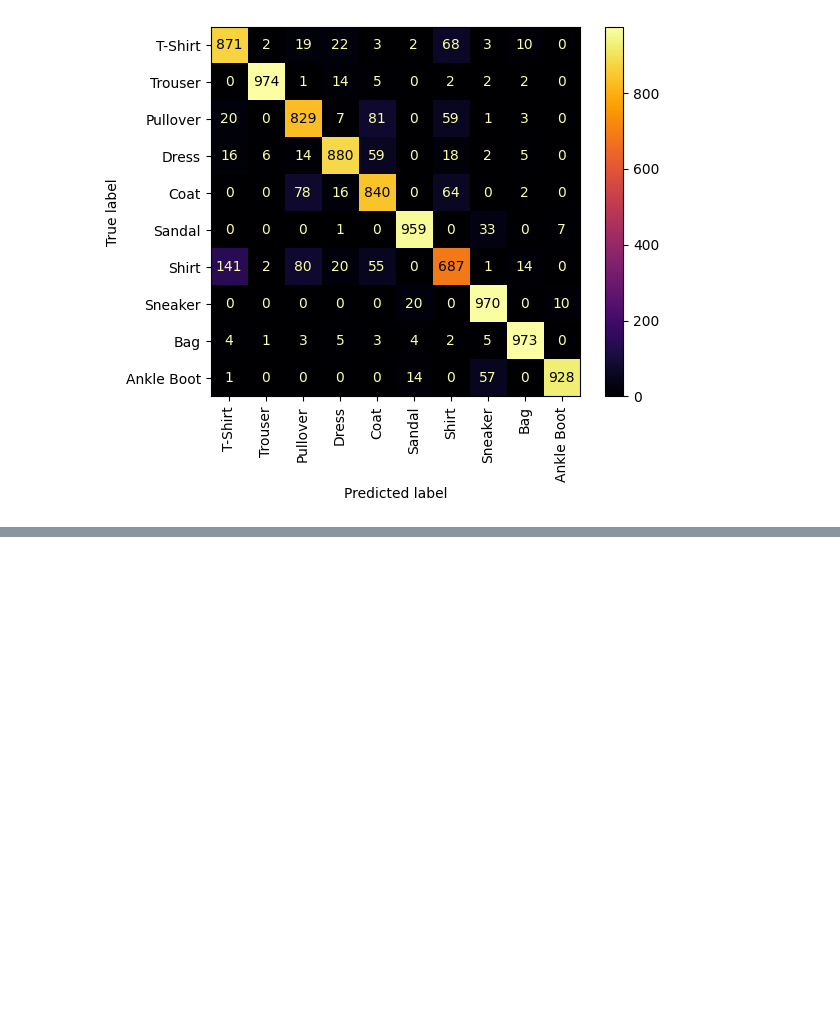
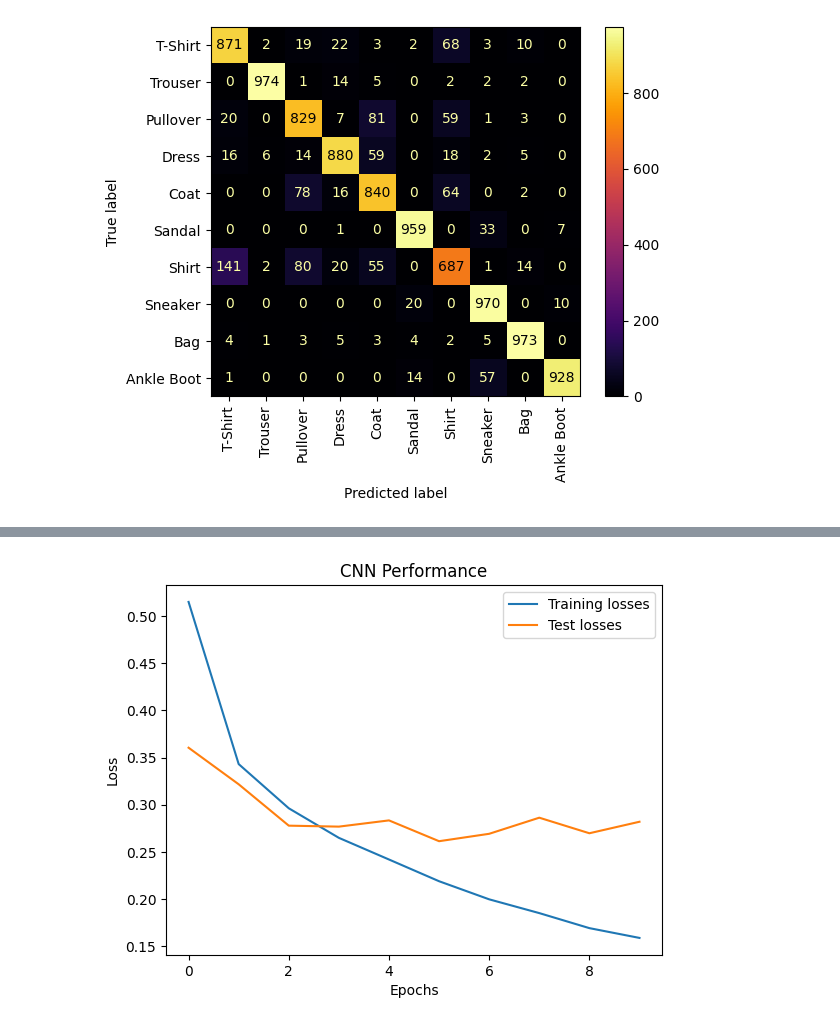
Before and after one commit to amjvl-git/csip-5103-coursework-2025-miloshkii, a Jupyter notebook: P2963116/P2963116_MylesWheatley.ipynb, the cells around one changed output, grey strips where cells are left out. Drawn from its saved outputs; the diff is of its cells as text; code cells hidden in the pictures; blank space fills up the shorter version.

```diff
--- a/P2963116/P2963116_MylesWheatley.ipynb
+++ b/P2963116/P2963116_MylesWheatley.ipynb
@@ -320,3 +366,10 @@ plt.show()
 ConfM(test_loader,ann_dropout)
 # %% [output]
 [figure]
+# %%
+# initialise with hyperparameters
+cnn = CNNNetwork(1,10,32,64,3,3,1,1)
+print(cnn)
+loss_fn = nn.NLLLoss()
+optimizer = torch.optim.Adam(cnn.parameters(), lr=learn_rate)
+epochs = 10
@@ -322,0 +395,3 @@ ConfM(test_loader,ann_dropout)
+# %%
+# train and test
+cnn_hist, cnn_accuracy = run(train_loader,test_loader,cnn,epochs,loss_fn,optimizer)
@@ -322,0 +416,10 @@ ConfM(test_loader,ann_dropout)
+# %%
+# plot loss history
+plt.plot(cnn_hist, label=["Training losses","Test losses"])
+plt.xlabel("Epochs")
+plt.ylabel("Loss")
+plt.title("CNN Performance")
+plt.legend()
+plt.show()
+# %% [output]
+[figure, added]
```
Also changed, not shown: parts of 15 cells of this notebook.
